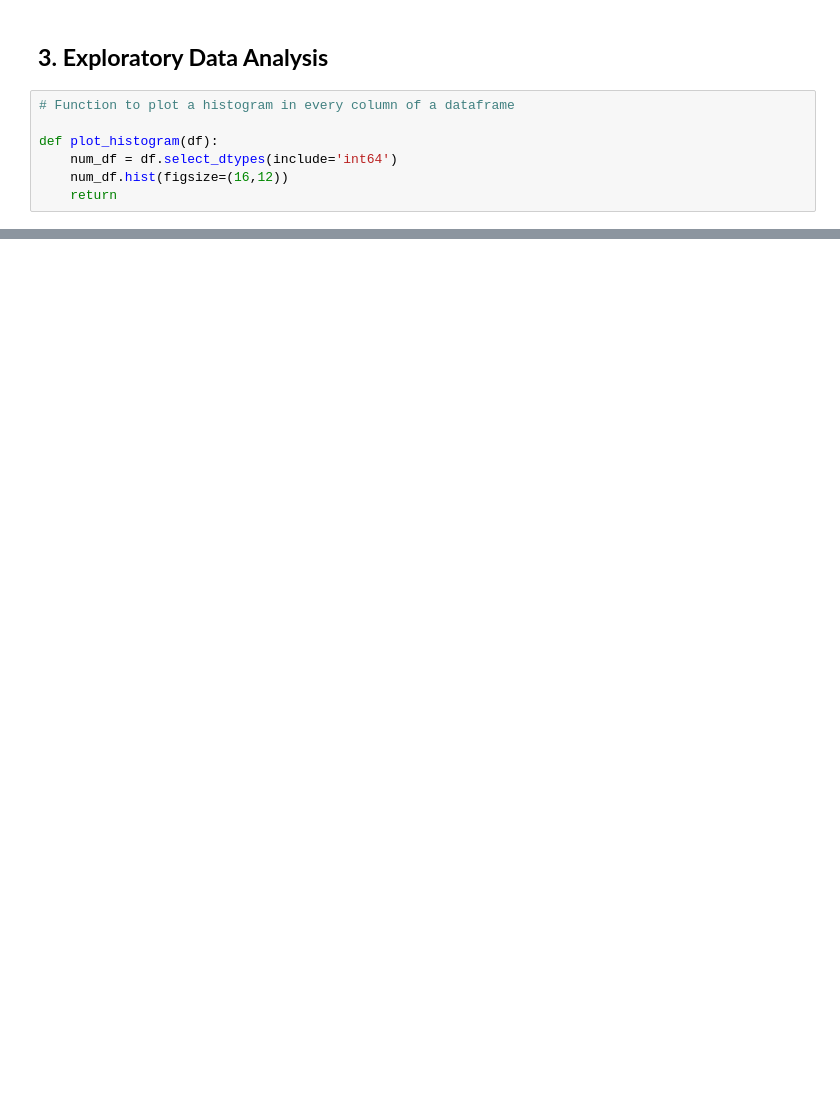
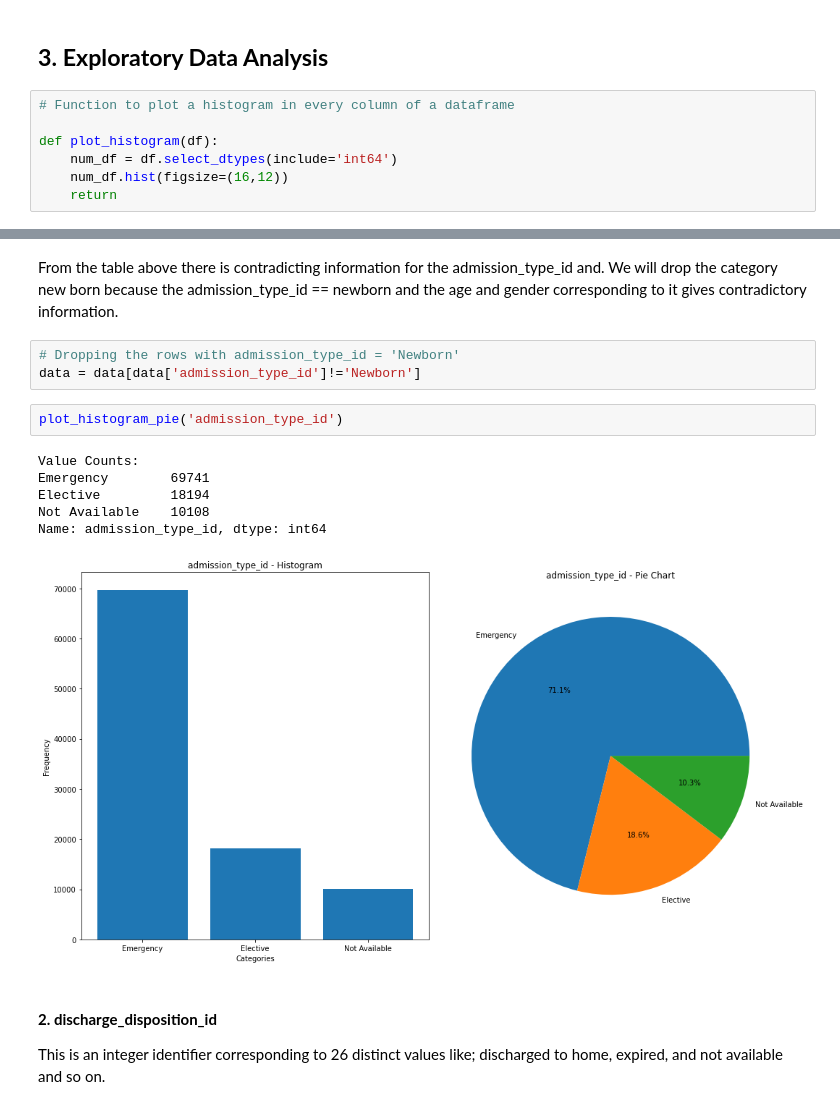
Before and after one commit to HersiYussuf/Capstone_Project, a Jupyter notebook: Diabetic_analysis.ipynb, the cells around one changed output, grey strips where cells are left out. Saved outputs shown, nothing was run; the diff lists cells and outputs as text; blank space fills up the shorter version.

```diff
--- a/Diabetic_analysis.ipynb
+++ b/Diabetic_analysis.ipynb
@@ -1908,0 +1131,18 @@ from imblearn.over_sampling import RandomOverSampler
+# %% [markdown]
+From the table above there is contradicting information for the admission_type_id and. We will drop the category new born because the admission_type_id == newborn and the age and gender corresponding to it gives contradictory information.
+# %%
+# Dropping the rows with admission_type_id = 'Newborn'
+data = data[data['admission_type_id']!='Newborn']
+# %%
+plot_histogram_pie('admission_type_id')
+# %% [output]
+Value Counts:
+Emergency        69741
+Elective         18194
+Not Available    10108
+Name: admission_type_id, dtype: int64
+[figure, added]
+# %% [markdown]
+#### **2. discharge_disposition_id**
+
+This is an integer identifier corresponding to 26 distinct values like; discharged to home, expired, and not available and so on.
```
Also changed, not shown: parts of 203 cells of this notebook, 7 other files.
